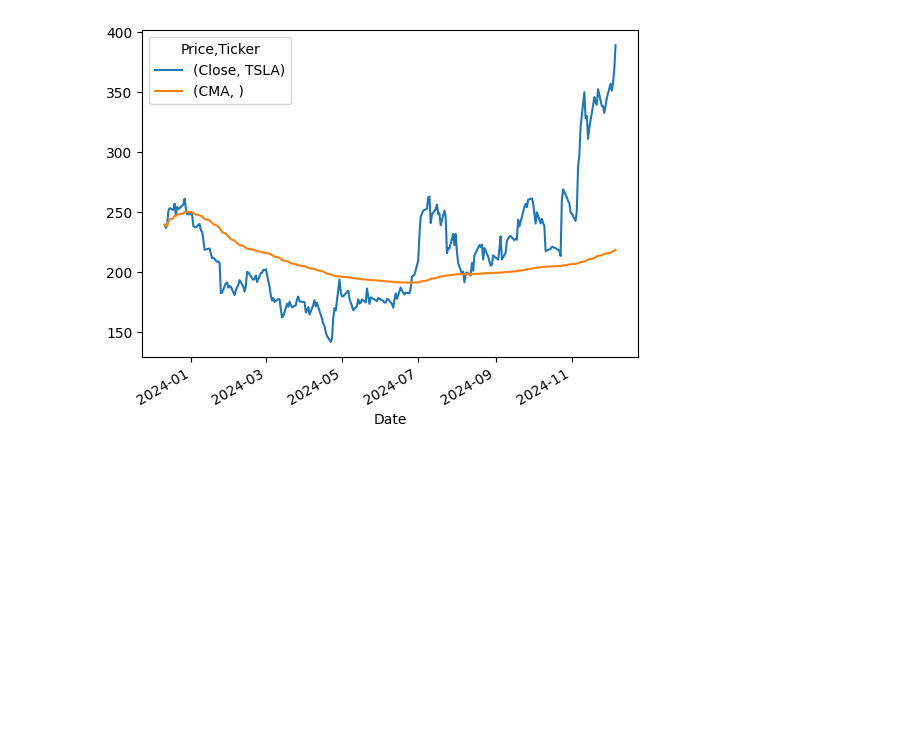
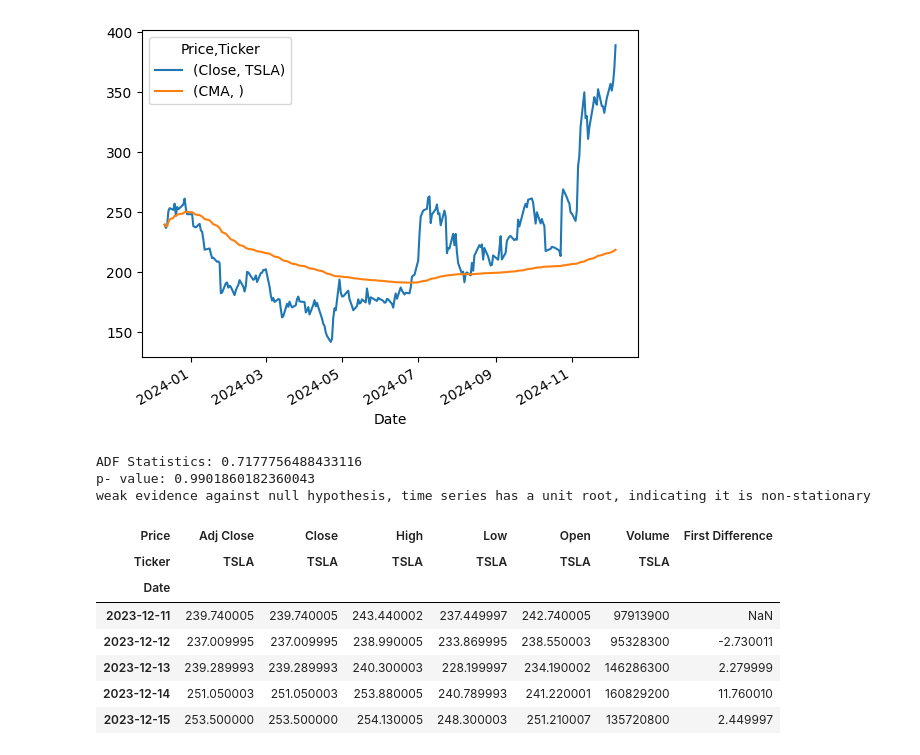
Before and after one commit to Prerana-walvekar/Python, a Jupyter notebook: time-series.ipynb, the cells around one changed output. Saved outputs shown, nothing was run; the diff lists cells and outputs as text; code cells hidden in the pictures; blank space fills up the shorter version.

```diff
--- a/time-series.ipynb
+++ b/time-series.ipynb
@@ -152,0 +167,18 @@ df[['Close','CMA']].plot()
+# %%
+adf_test(df['Close'])
+# %% [output]
+ADF Statistics: 0.7177756488433116
+p- value: 0.9901860182360043
+weak evidence against null hypothesis, time series has a unit root, indicating it is non-stationary
+# %%
+df['First Difference'] = df['Close']-df['Close'].shift(1)
+df.head()
+# %% [output]
+| Price | Adj Close | Close | High | Low | Open | Volume | First Difference |
+| Ticker | TSLA | TSLA | TSLA | TSLA | TSLA | TSLA |  |
+| Date |  |  |  |  |  |  |  |
+| 2023-12-11 | 239.740005 | 239.740005 | 243.440002 | 237.449997 | 242.740005 | 97913900 | NaN |
+| 2023-12-12 | 237.009995 | 237.009995 | 238.990005 | 233.869995 | 238.550003 | 95328300 | -2.730011 |
+| 2023-12-13 | 239.289993 | 239.289993 | 240.300003 | 228.199997 | 234.190002 | 146286300 | 2.279999 |
+| 2023-12-14 | 251.050003 | 251.050003 | 253.880005 | 240.789993 | 241.220001 | 160829200 | 11.760010 |
+| 2023-12-15 | 253.500000 | 253.500000 | 254.130005 | 248.300003 | 251.210007 | 135720800 | 2.449997 |
```
Also changed, not shown: parts of 12 cells of this notebook.
